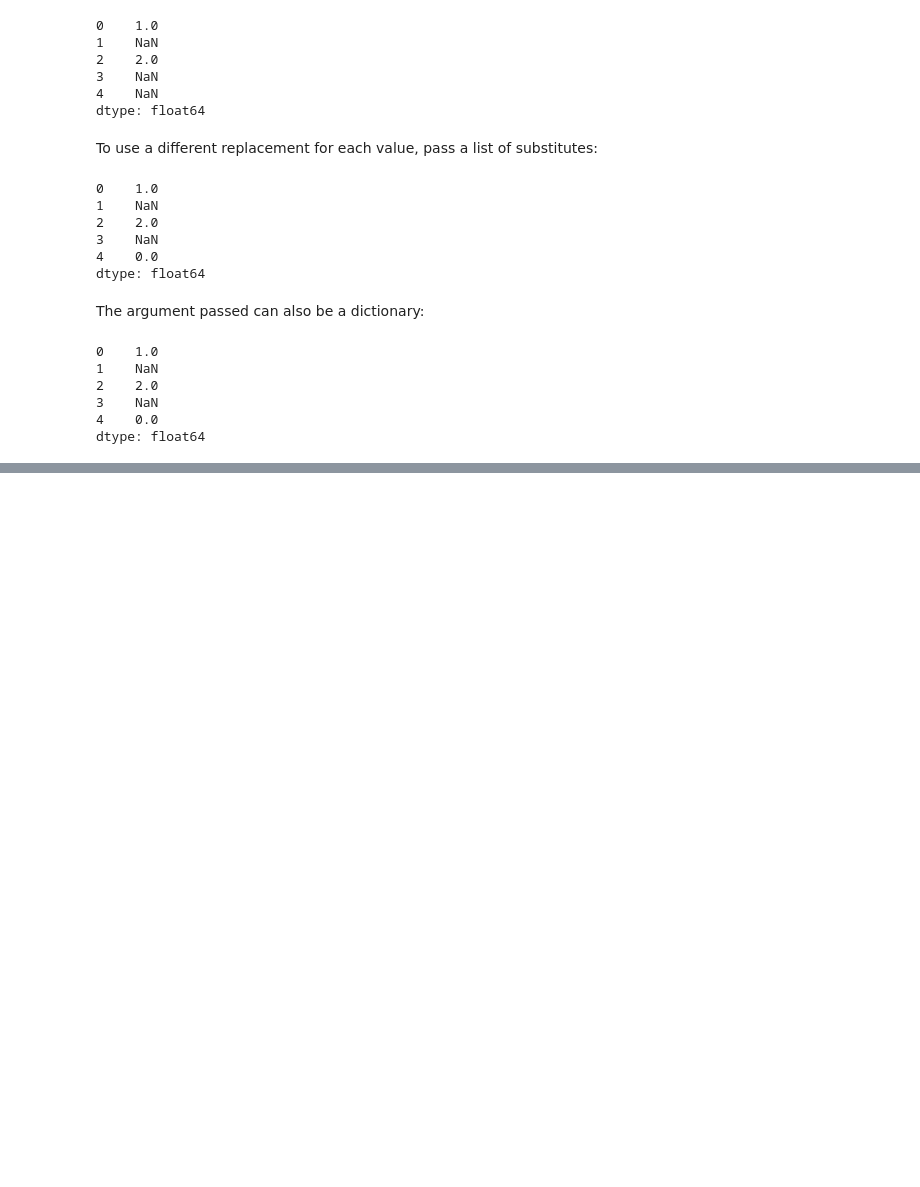
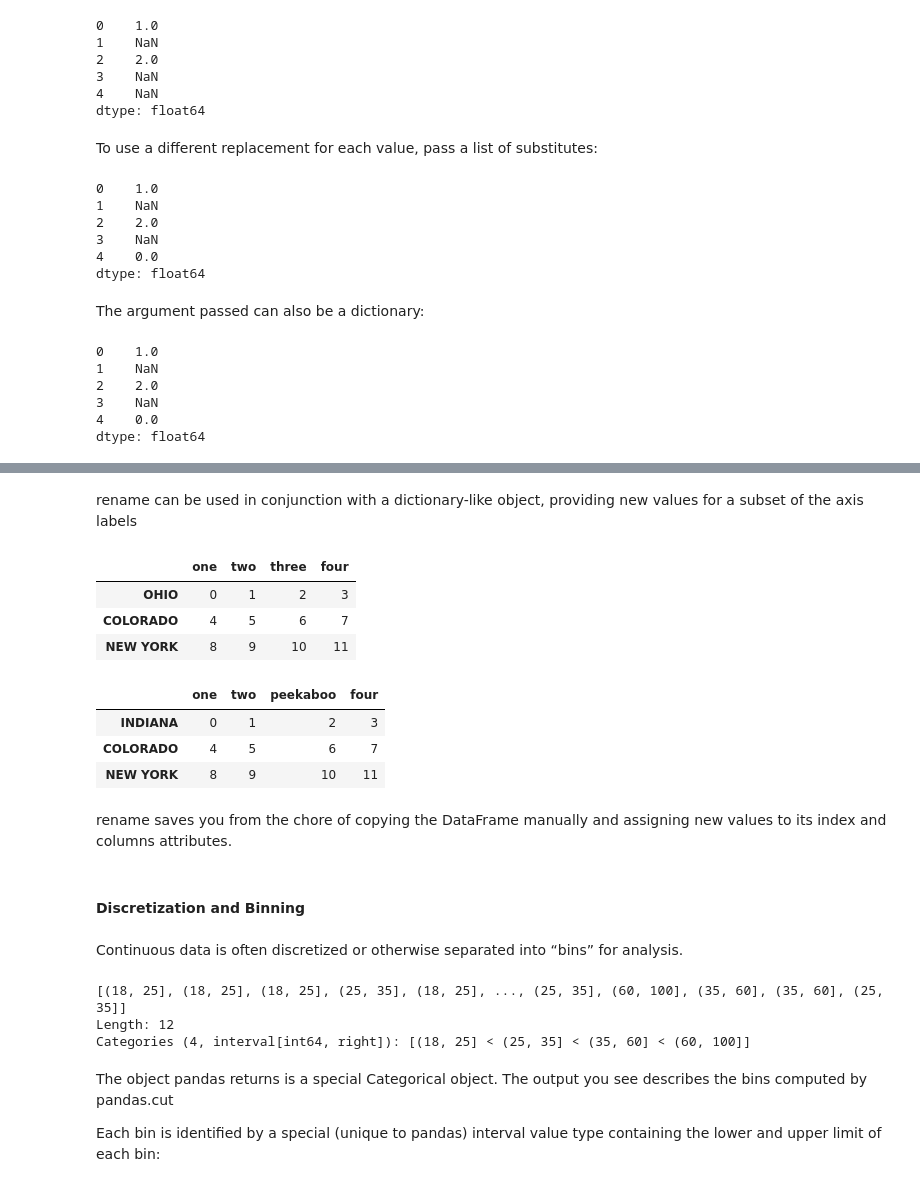
Before and after one commit to navneet-srivastava/python-data-analysis, a Jupyter notebook: data_cleaning.ipynb, the cells around one changed output, grey strips where cells are left out. Saved outputs shown, nothing was run; the diff lists cells and outputs as text; code cells hidden in the pictures; blank space fills up the shorter version.

```diff
--- a/data_cleaning.ipynb
+++ b/data_cleaning.ipynb
@@ -519,0 +567,40 @@ dtype: float64
+# %% [markdown]
+rename can be used in conjunction with a dictionary-like object, providing
+new values for a subset of the axis labels
+# %%
+data
+# %% [output]
+|  | one | two | three | four |
+| OHIO | 0 | 1 | 2 | 3 |
+| COLORADO | 4 | 5 | 6 | 7 |
+| NEW YORK | 8 | 9 | 10 | 11 |
+# %%
+data.rename(index= { "OHIO": "INDIANA"}, columns= { "three": "peekaboo  "})
+# %% [output]
+|  | one | two | peekaboo | four |
+| INDIANA | 0 | 1 | 2 | 3 |
+| COLORADO | 4 | 5 | 6 | 7 |
+| NEW YORK | 8 | 9 | 10 | 11 |
+# %% [markdown]
+rename saves you from the chore of copying the DataFrame manually and assigning
+new values to its index and columns attributes.
+# %% [markdown]
+#### Discretization and Binning
+# %% [markdown]
+Continuous data is often discretized or otherwise separated into “bins” for analysis.
+# %%
+ages = [20, 22, 25, 27, 21, 23, 37, 31, 61, 45, 41, 32]
+bins = [18, 25, 35, 60, 100]
+age_categories = pd.cut(ages, bins)
+age_categories
+# %% [output]
+[(18, 25], (18, 25], (18, 25], (25, 35], (18, 25], ..., (25, 35], (60, 100], (35, 60], (35, 60], (25, 35]]
+Length: 12
+Categories (4, interval[int64, right]): [(18, 25] < (25, 35] < (35, 60] < (60, 100]]
+# %% [markdown]
+The object pandas returns is a special Categorical object. The output you see
+describes the bins computed by pandas.cut
+
+Each bin is identified by a special
+(unique to pandas) interval value type containing the lower and upper limit of each
+bin:
```
Also changed, not shown: parts of 28 cells of this notebook.
